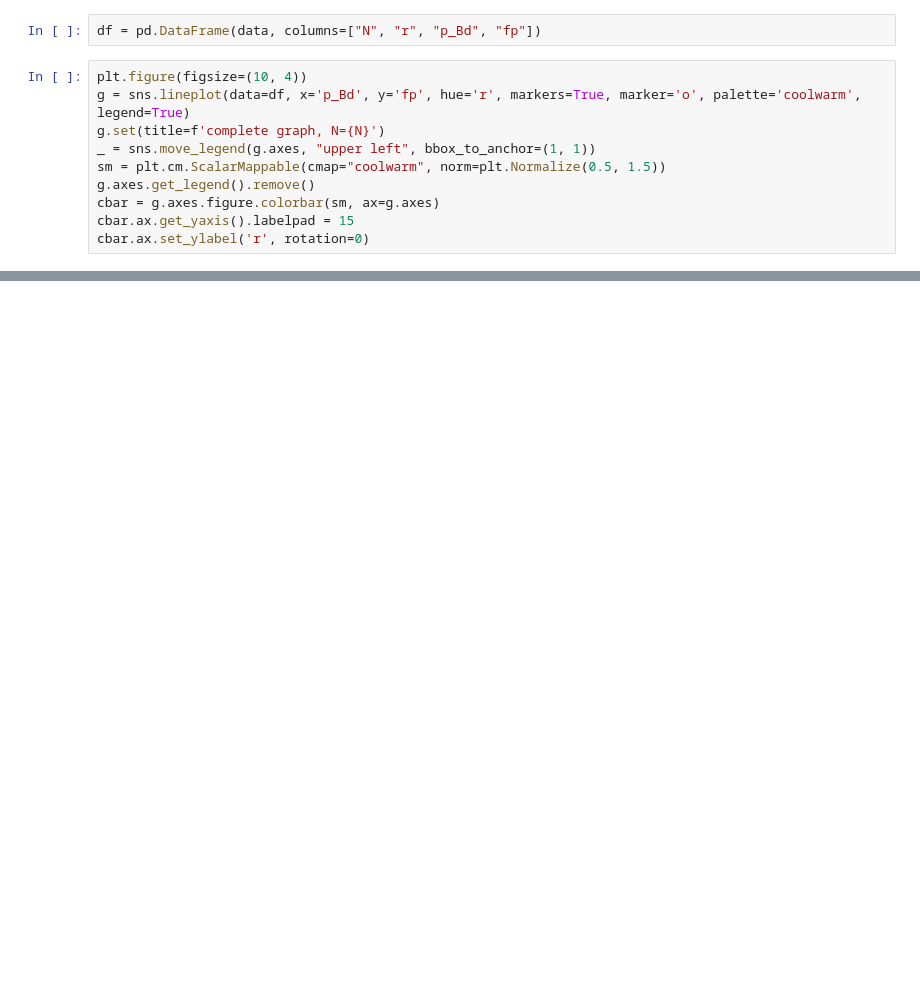
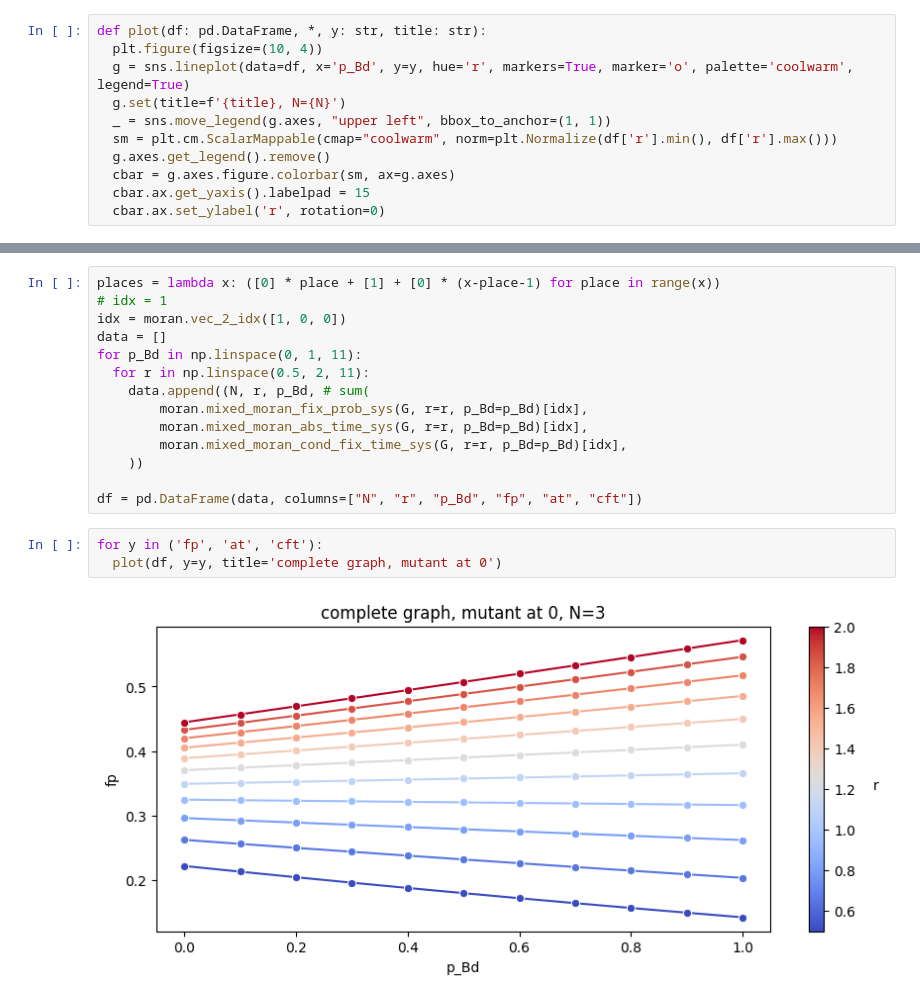
Before and after one commit to harvard-evolutionary-dynamics/mixed-moran, a Jupyter notebook: playground.ipynb, the cells around one changed output, grey strips where cells are left out. Saved outputs shown, nothing was run; the diff lists cells and outputs as text; blank space fills up the shorter version.

```diff
--- a/playground.ipynb
+++ b/playground.ipynb
@@ -24,12 +16,11 @@ data = [
-# %%
-df = pd.DataFrame(data, columns=["N", "r", "p_Bd", "fp"])
 # %%
-plt.figure(figsize=(10, 4))
-g = sns.lineplot(data=df, x='p_Bd', y='fp', hue='r', markers=True, marker='o', palette='coolwarm', legend=True)
-g.set(title=f'complete graph, N={N}')
-_ = sns.move_legend(g.axes, "upper left", bbox_to_anchor=(1, 1))
-sm = plt.cm.ScalarMappable(cmap="coolwarm", norm=plt.Normalize(0.5, 1.5))
-g.axes.get_legend().remove()
-cbar = g.axes.figure.colorbar(sm, ax=g.axes)
-cbar.ax.get_yaxis().labelpad = 15
-cbar.ax.set_ylabel('r', rotation=0)
+def plot(df: pd.DataFrame, *, y: str, title: str):
+  plt.figure(figsize=(10, 4))
+  g = sns.lineplot(data=df, x='p_Bd', y=y, hue='r', markers=True, marker='o', palette='coolwarm', legend=True)
+  g.set(title=f'{title}, N={N}')
+  _ = sns.move_legend(g.axes, "upper left", bbox_to_anchor=(1, 1))
+  sm = plt.cm.ScalarMappable(cmap="coolwarm", norm=plt.Normalize(df['r'].min(), df['r'].max()))
+  g.axes.get_legend().remove()
+  cbar = g.axes.figure.colorbar(sm, ax=g.axes)
+  cbar.ax.get_yaxis().labelpad = 15
+  cbar.ax.set_ylabel('r', rotation=0)
@@ -73,0 +36,19 @@ list(product([0,1], repeat=3))
+# %%
+places = lambda x: ([0] * place + [1] + [0] * (x-place-1) for place in range(x))
+# idx = 1
+idx = moran.vec_2_idx([1, 0, 0])
+data = []
+for p_Bd in np.linspace(0, 1, 11):
+  for r in np.linspace(0.5, 2, 11):
+    data.append((N, r, p_Bd, # sum(
+        moran.mixed_moran_fix_prob_sys(G, r=r, p_Bd=p_Bd)[idx],
+        moran.mixed_moran_abs_time_sys(G, r=r, p_Bd=p_Bd)[idx],
+        moran.mixed_moran_cond_fix_time_sys(G, r=r, p_Bd=p_Bd)[idx],
+    ))
+
+df = pd.DataFrame(data, columns=["N", "r", "p_Bd", "fp", "at", "cft"])
+# %%
+for y in ('fp', 'at', 'cft'):
+  plot(df, y=y, title='complete graph, mutant at 0')
+# %% [output]
+[figure, added]
```
Also changed, not shown: parts of 17 cells of this notebook, 25 other files.
